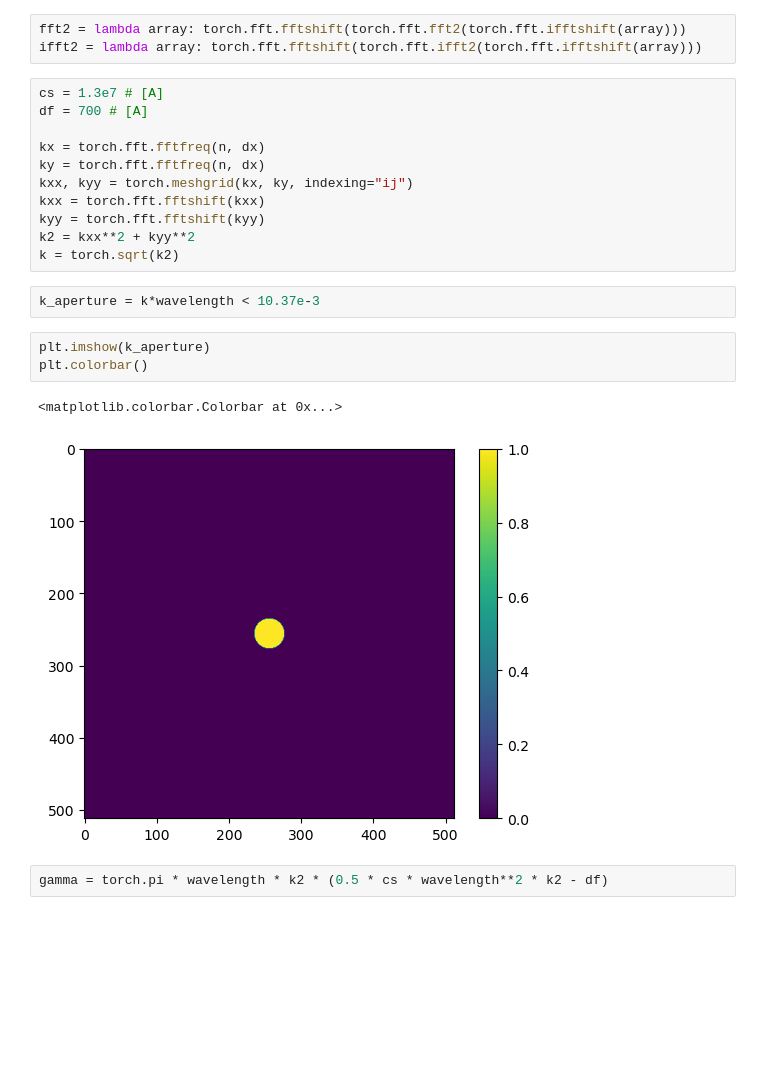
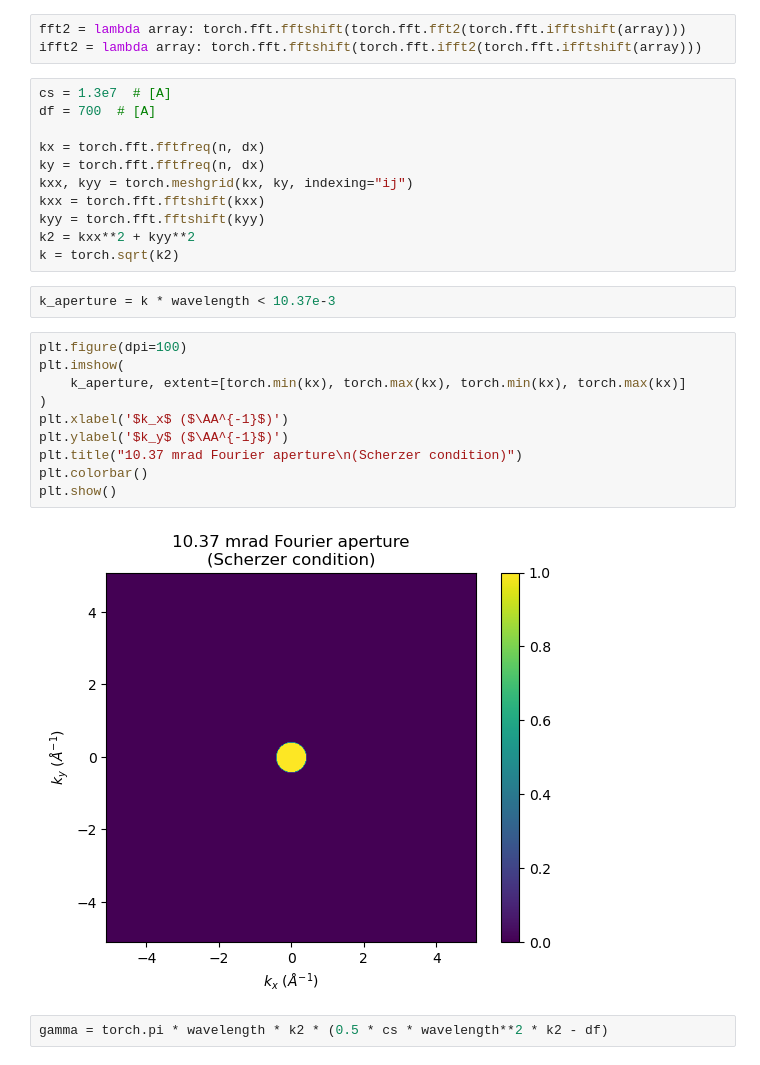
Before and after one commit to joelyeois/specter, a Jupyter notebook: isolated-atoms.ipynb, the cells around one changed output. Saved outputs shown, nothing was run; the diff lists cells and outputs as text; blank space fills up the shorter version.

```diff
--- a/isolated-atoms.ipynb
+++ b/isolated-atoms.ipynb
@@ -155,8 +153,8 @@ plt.show()
 fft2 = lambda array: torch.fft.fftshift(torch.fft.fft2(torch.fft.ifftshift(array)))
 ifft2 = lambda array: torch.fft.fftshift(torch.fft.ifft2(torch.fft.ifftshift(array)))
 # %%
-cs = 1.3e7 # [A]
-df = 700 # [A]
+cs = 1.3e7  # [A]
+df = 700  # [A]
 
 kx = torch.fft.fftfreq(n, dx)
 ky = torch.fft.fftfreq(n, dx)
@@ -166,13 +164,19 @@ kyy = torch.fft.fftshift(kyy)
 k2 = kxx**2 + kyy**2
 k = torch.sqrt(k2)
 # %%
-k_aperture = k*wavelength < 10.37e-3
+k_aperture = k * wavelength < 10.37e-3
 # %%
-plt.imshow(k_aperture)
+plt.figure(dpi=100)
+plt.imshow(
+    k_aperture, extent=[torch.min(kx), torch.max(kx), torch.min(kx), torch.max(kx)]
+)
+plt.xlabel('$k_x$ ($\AA^{-1}$)')
+plt.ylabel('$k_y$ ($\AA^{-1}$)')
+plt.title("10.37 mrad Fourier aperture\n(Scherzer condition)")
 plt.colorbar()
+plt.show()
 # %% [output]
-<matplotlib.colorbar.Colorbar at 0x...>
-[figure, old version]
+[figure, new version]
 # %%
 gamma = torch.pi * wavelength * k2 * (0.5 * cs * wavelength**2 * k2 - df)
 # %%
```
Also changed, not shown: parts of 15 cells of this notebook, 3 other files.
